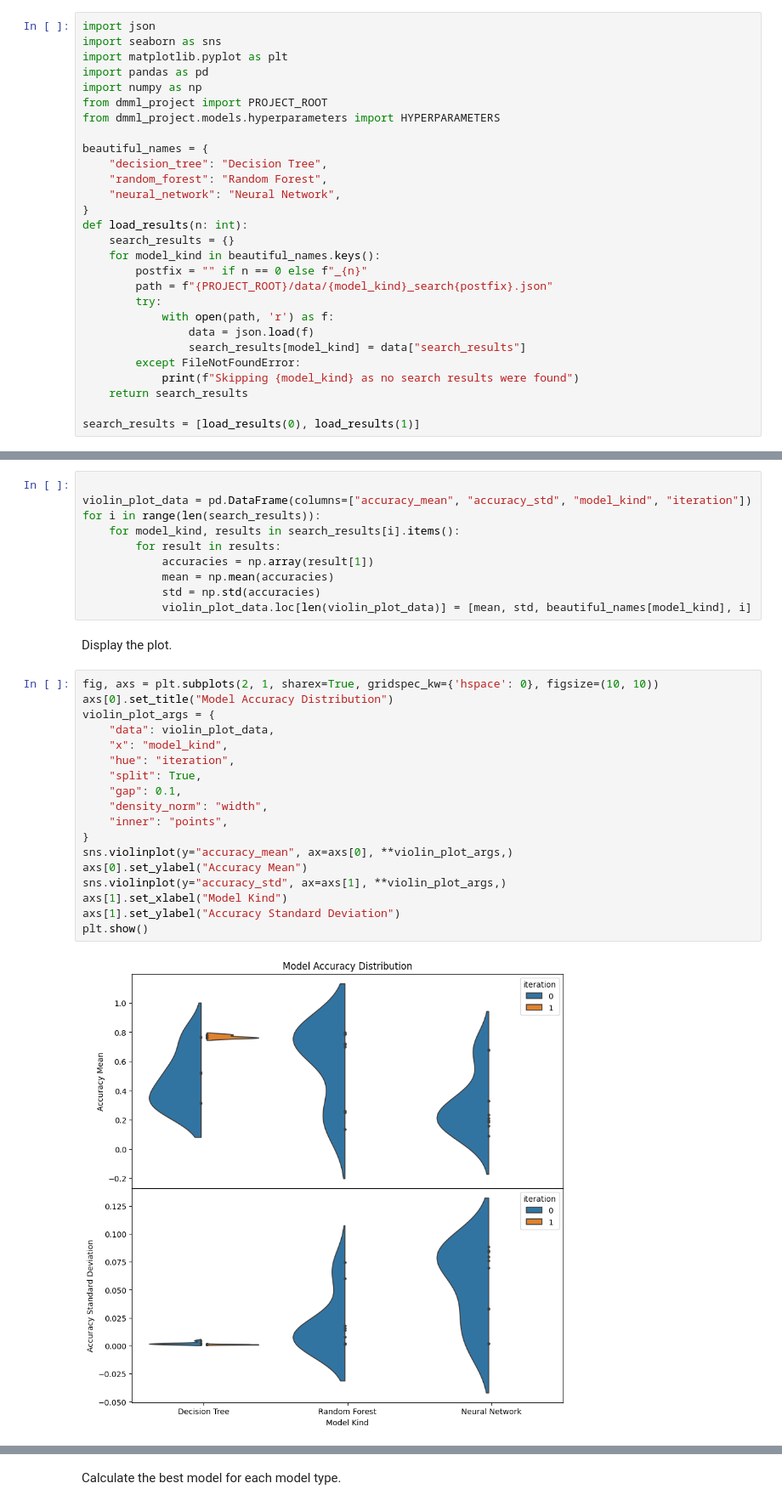
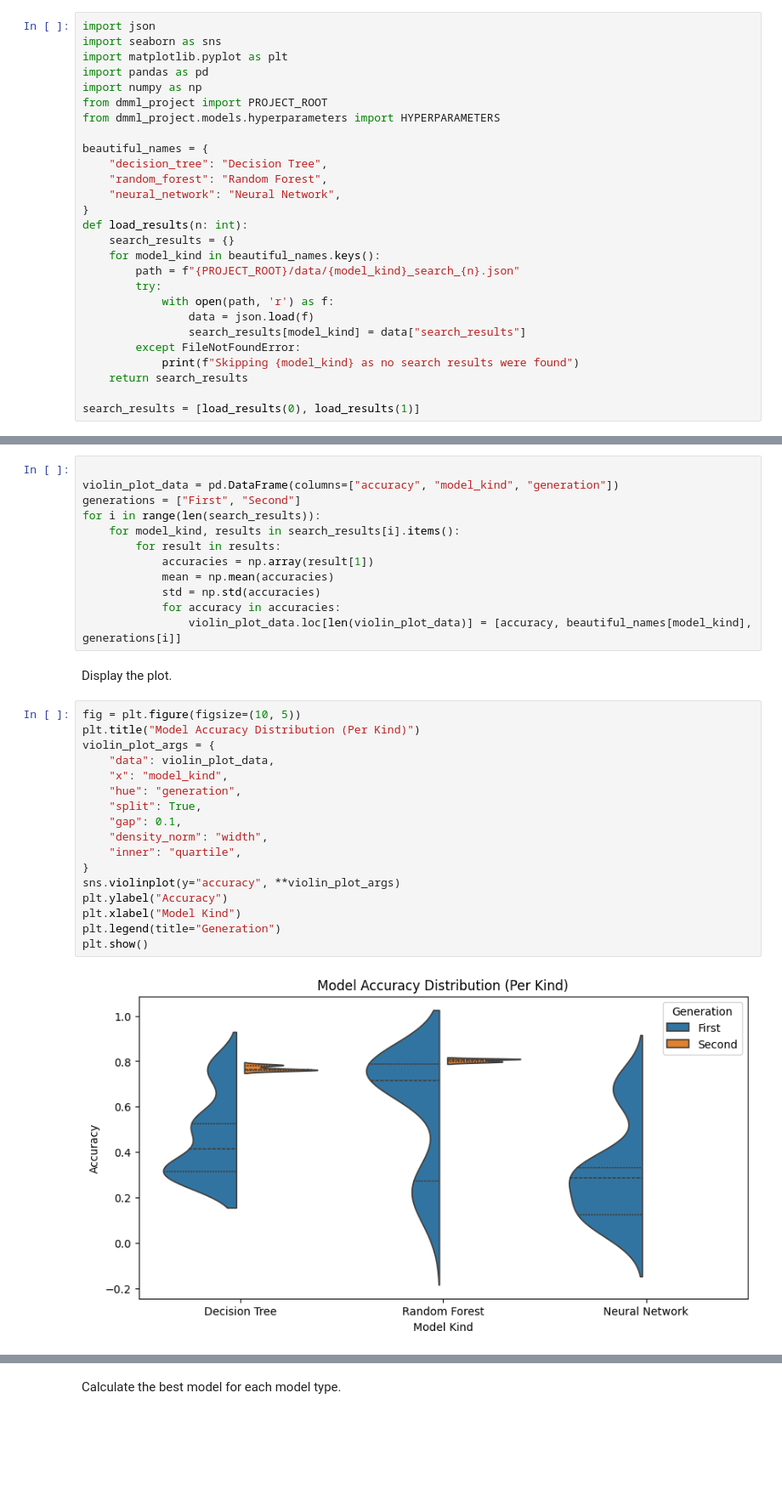
Before and after one commit to Etto48/DataMiningProject, a Jupyter notebook: src/notebooks/selection_results.ipynb, the cells around one changed output, grey strips where cells are left out. Shown: that part at 85% size. Drawn from its saved outputs; the diff is of its cells as text; blank space fills up the shorter version.

```diff
--- a/src/notebooks/selection_results.ipynb
+++ b/src/notebooks/selection_results.ipynb
@@ -17,8 +17,7 @@ beautiful_names = {
 def load_results(n: int):
     search_results = {}
     for model_kind in beautiful_names.keys():
-        postfix = "" if n == 0 else f"_{n}"
-        path = f"{PROJECT_ROOT}/data/{model_kind}_search{postfix}.json"
+        path = f"{PROJECT_ROOT}/data/{model_kind}_search_{n}.json"
         try:
             with open(path, 'r') as f:
                 data = json.load(f)
@@ -35,33 +33,34 @@ Skipping neural_network as no search results were found
 Create a dataframe for the violin plot.
 # %%
 
-violin_plot_data = pd.DataFrame(columns=["accuracy_mean", "accuracy_std", "model_kind", "iteration"])
+violin_plot_data = pd.DataFrame(columns=["accuracy", "model_kind", "generation"])
+generations = ["First", "Second"]
 for i in range(len(search_results)):
     for model_kind, results in search_results[i].items():
         for result in results:
             accuracies = np.array(result[1])
             mean = np.mean(accuracies)
             std = np.std(accuracies)
-            violin_plot_data.loc[len(violin_plot_data)] = [mean, std, beautiful_names[model_kind], i]
+            for accuracy in accuracies:
+                violin_plot_data.loc[len(violin_plot_data)] = [accuracy, beautiful_names[model_kind], generations[i]]
 # %% [markdown]
 Display the plot.
 # %%
-fig, axs = plt.subplots(2, 1, sharex=True, gridspec_kw={'hspace': 0}, figsize=(10, 10))
-axs[0].set_title("Model Accuracy Distribution")
+fig = plt.figure(figsize=(10, 5))
+plt.title("Model Accuracy Distribution (Per Kind)")
 violin_plot_args = {
     "data": violin_plot_data,
     "x": "model_kind",
-    "hue": "iteration",
+    "hue": "generation",
     "split": True,
     "gap": 0.1,
     "density_norm": "width",
-    "inner": "points",
+    "inner": "quartile",
 }
-sns.violinplot(y="accuracy_mean", ax=axs[0], **violin_plot_args,)
-axs[0].set_ylabel("Accuracy Mean")
-sns.violinplot(y="accuracy_std", ax=axs[1], **violin_plot_args,)
-axs[1].set_xlabel("Model Kind")
-axs[1].set_ylabel("Accuracy Standard Deviation")
+sns.violinplot(y="accuracy", **violin_plot_args)
+plt.ylabel("Accuracy")
+plt.xlabel("Model Kind")
+plt.legend(title="Generation")
 plt.show()
 # %% [output]
-[figure, old version]
+[figure, new version]
```
Also changed, not shown: parts of 4 cells of this notebook, 8 other files.
